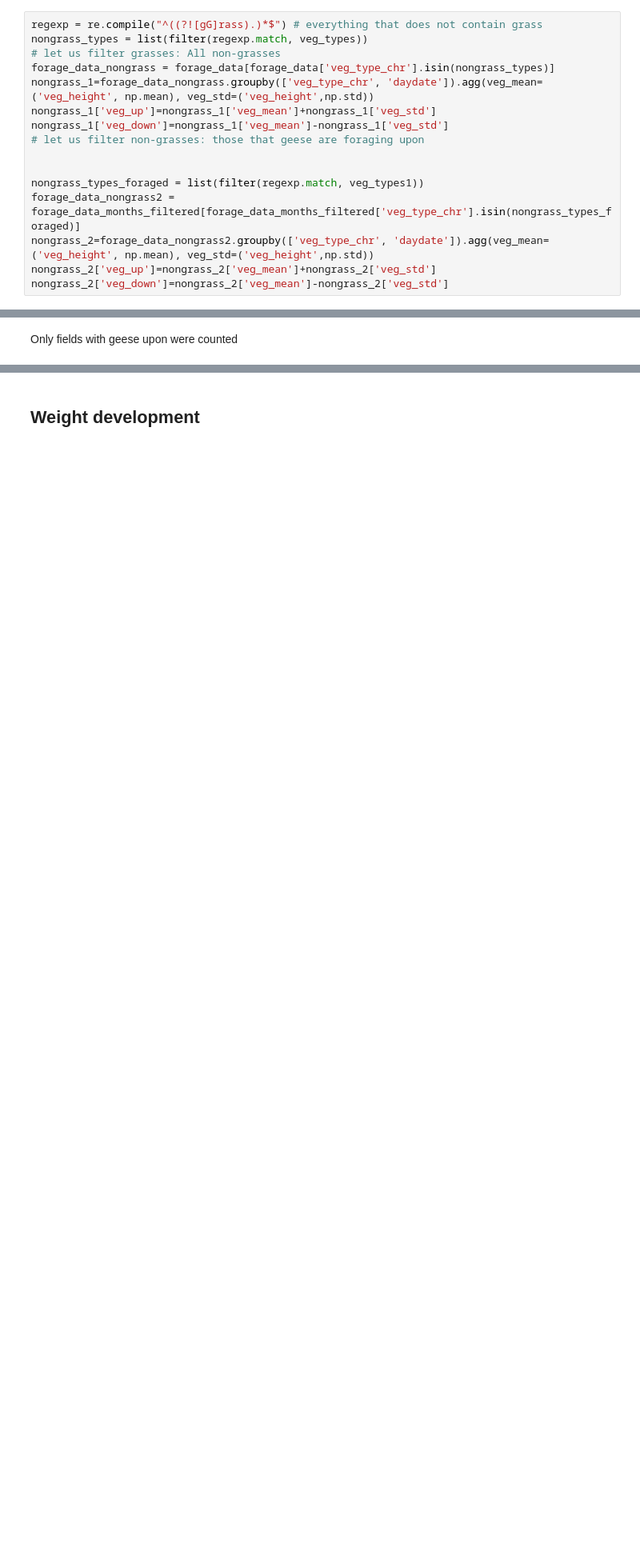
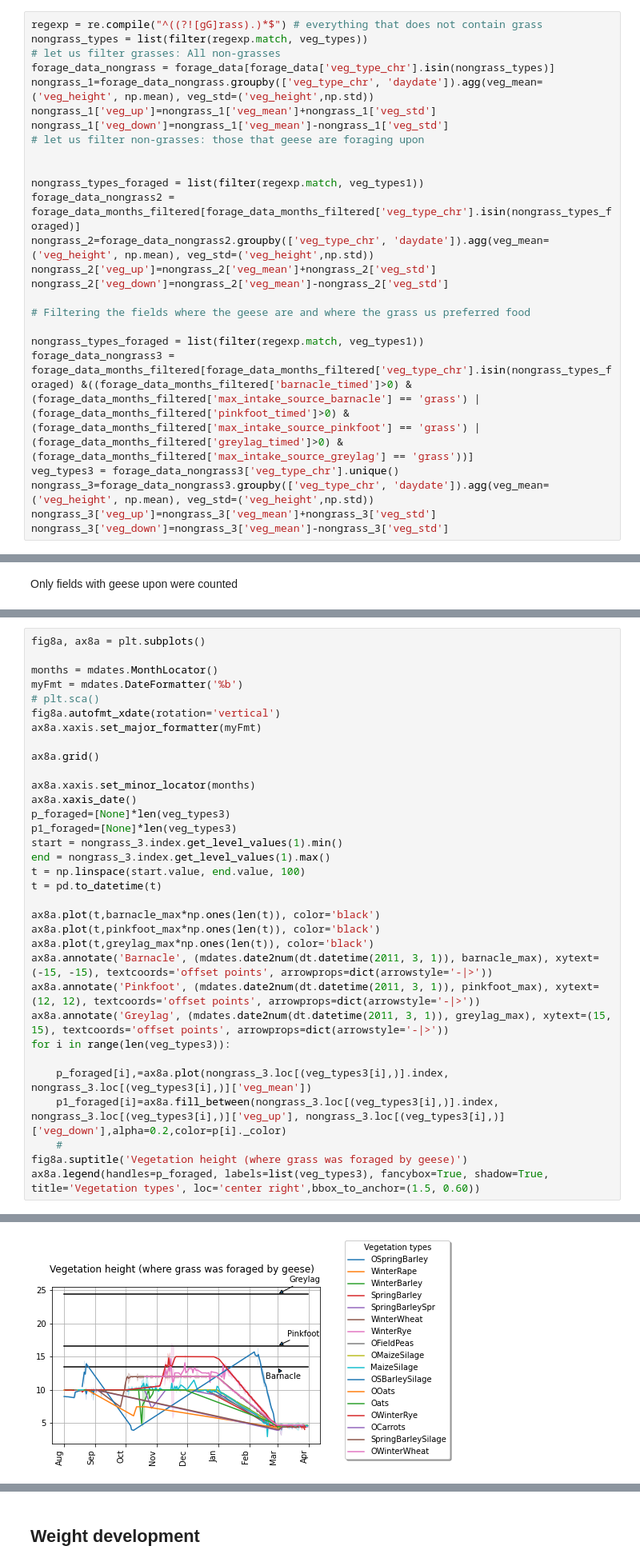
Before and after one commit to andrey-chu/almass_python_testing_mirror, a Jupyter notebook: Goose_test_notebook.ipynb, the cells around one changed output, grey strips where cells are left out. Shown at 80% size. Saved outputs shown, nothing was run; the diff lists cells and outputs as text; blank space fills up the shorter version.

```diff
--- a/Goose_test_notebook.ipynb
+++ b/Goose_test_notebook.ipynb
@@ -513,6 +563,15 @@ forage_data_nongrass2 = forage_data_months_filtered[forage_data_months_filtered[
 nongrass_2=forage_data_nongrass2.groupby(['veg_type_chr', 'daydate']).agg(veg_mean=('veg_height', np.mean), veg_std=('veg_height',np.std))
 nongrass_2['veg_up']=nongrass_2['veg_mean']+nongrass_2['veg_std']
 nongrass_2['veg_down']=nongrass_2['veg_mean']-nongrass_2['veg_std']
+
+# Filtering the fields where the geese are and where the grass us preferred food
+
+nongrass_types_foraged = list(filter(regexp.match, veg_types1))
+forage_data_nongrass3 = forage_data_months_filtered[forage_data_months_filtered['veg_type_chr'].isin(nongrass_types_foraged) &((forage_data_months_filtered['barnacle_timed']>0) & (forage_data_months_filtered['max_intake_source_barnacle'] == 'grass') | (forage_data_months_filtered['pinkfoot_timed']>0) & (forage_data_months_filtered['max_intake_source_pinkfoot'] == 'grass') | (forage_data_months_filtered['greylag_timed']>0) & (forage_data_months_filtered['max_intake_source_greylag'] == 'grass'))]
+veg_types3 = forage_data_nongrass3['veg_type_chr'].unique()
+nongrass_3=forage_data_nongrass3.groupby(['veg_type_chr', 'daydate']).agg(veg_mean=('veg_height', np.mean), veg_std=('veg_height',np.std))
+nongrass_3['veg_up']=nongrass_3['veg_mean']+nongrass_3['veg_std']
+nongrass_3['veg_down']=nongrass_3['veg_mean']-nongrass_3['veg_std']
 # %% [markdown]
 All fields considered
 # %%
@@ -583,0 +645,34 @@ ax8.legend(handles=p_foraged, labels=nongrass_types_foraged, fancybox=True, shad
+# %%
+fig8a, ax8a = plt.subplots()
+
+months = mdates.MonthLocator()
+myFmt = mdates.DateFormatter('%b')
+# plt.sca()
+fig8a.autofmt_xdate(rotation='vertical')
+ax8a.xaxis.set_major_formatter(myFmt)
+
+ax8a.grid()
+
+ax8a.xaxis.set_minor_locator(months)
+ax8a.xaxis_date()
+p_foraged=[None]*len(veg_types3)
+p1_foraged=[None]*len(veg_types3)
+start = nongrass_3.index.get_level_values(1).min()
+end = nongrass_3.index.get_level_values(1).max()
+t = np.linspace(start.value, end.value, 100)
+t = pd.to_datetime(t)
+
+ax8a.plot(t,barnacle_max*np.ones(len(t)), color='black')
+ax8a.plot(t,pinkfoot_max*np.ones(len(t)), color='black')
+ax8a.plot(t,greylag_max*np.ones(len(t)), color='black')
+ax8a.annotate('Barnacle', (mdates.date2num(dt.datetime(2011, 3, 1)), barnacle_max), xytext=(-15, -15), textcoords='offset points', arrowprops=dict(arrowstyle='-|>'))
+ax8a.annotate('Pinkfoot', (mdates.date2num(dt.datetime(2011, 3, 1)), pinkfoot_max), xytext=(12, 12), textcoords='offset points', arrowprops=dict(arrowstyle='-|>'))
+ax8a.annotate('Greylag', (mdates.date2num(dt.datetime(2011, 3, 1)), greylag_max), xytext=(15, 15), textcoords='offset points', arrowprops=dict(arrowstyle='-|>'))
+for i in range(len(veg_types3)):
+
+    p_foraged[i],=ax8a.plot(nongrass_3.loc[(veg_types3[i],)].index, nongrass_3.loc[(veg_types3[i],)]['veg_mean'])
+    p1_foraged[i]=ax8a.fill_between(nongrass_3.loc[(veg_types3[i],)].index, nongrass_3.loc[(veg_types3[i],)]['veg_up'], nongrass_3.loc[(veg_types3[i],)]['veg_down'],alpha=0.2,color=p[i]._color)
+    #
+fig8a.suptitle('Vegetation height (where grass was foraged by geese)')
+ax8a.legend(handles=p_foraged, labels=list(veg_types3), fancybox=True, shadow=True, title='Vegetation types', loc='center right',bbox_to_anchor=(1.5, 0.60))
+# %% [output]
@@ -583,0 +680 @@ ax8.legend(handles=p_foraged, labels=nongrass_types_foraged, fancybox=True, shad
+[figure, added]
```
Also changed, not shown: parts of 14 cells of this notebook, 1 other file.
